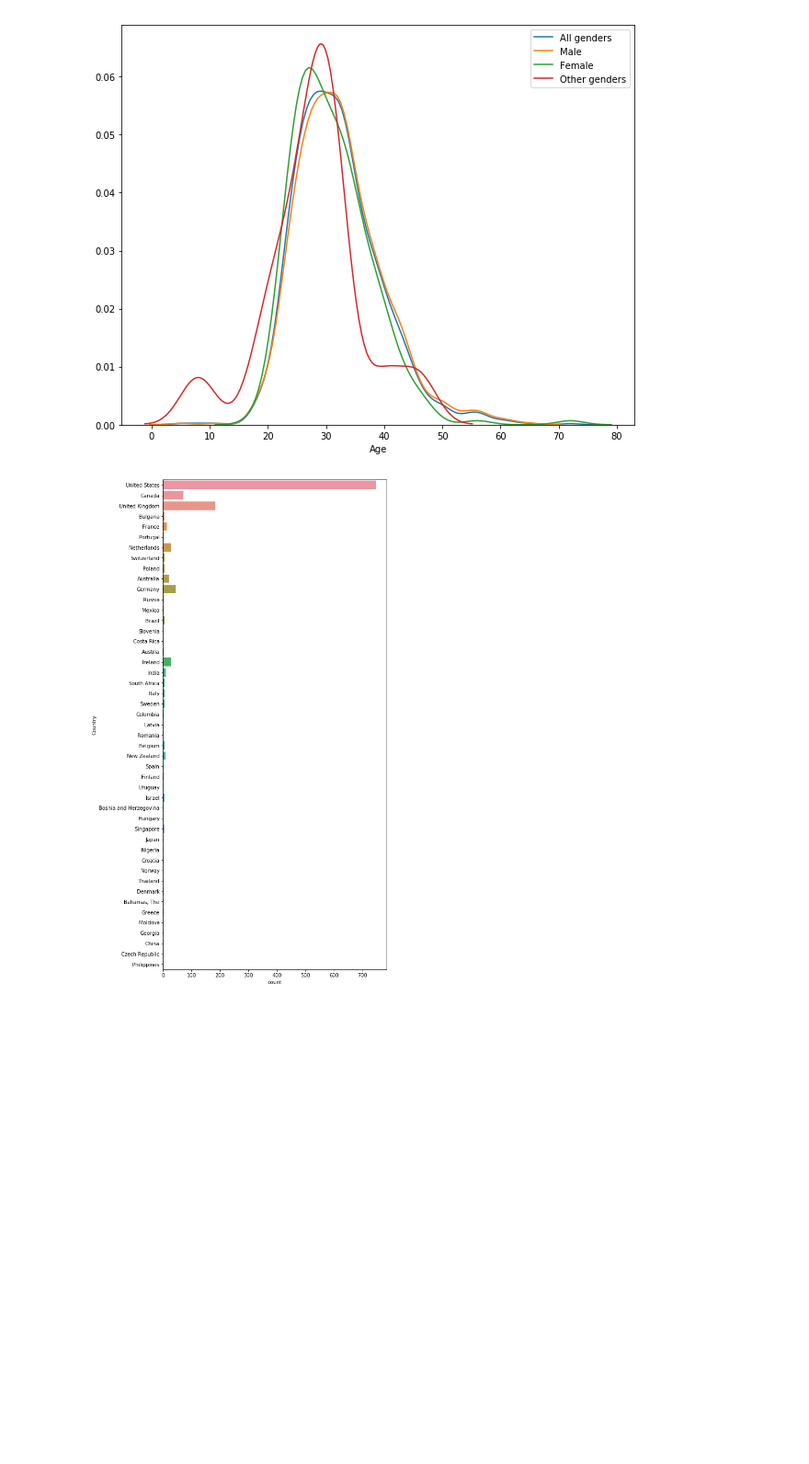
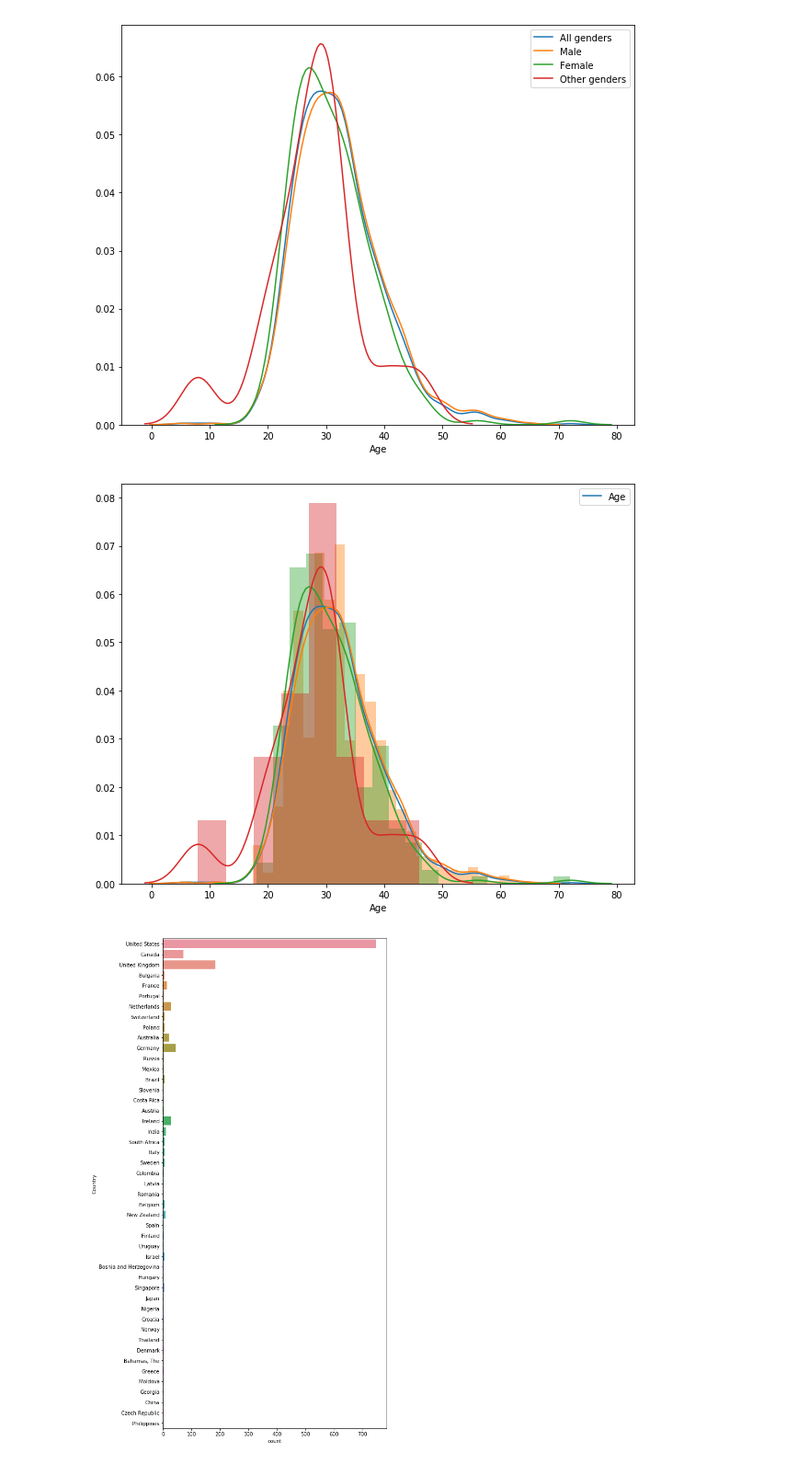
Before and after one commit to obrunet/Formation_FITEC_Big_Data_Analyst_Scientist, a Jupyter notebook: 09.Spark/05.Spark_SQL_following.ipynb, the cells around one changed output. Shown: that part at 92% size. Cells and saved outputs as stored; diff of their text form; code cells hidden in the pictures; blank space fills up the shorter version.

```diff
--- a/09.Spark/05.Spark_SQL_following.ipynb
+++ b/09.Spark/05.Spark_SQL_following.ipynb
@@ -419,6 +419,15 @@ plt.legend()
 plt.show()
 # %% [output]
 [figure]
+# %%
+plt.figure(figsize=(10, 8))
+sns.kdeplot(df.toPandas()["Age"])
+sns.distplot(df.toPandas()[df.toPandas().Gender == 'Male']["Age"])
+sns.distplot(df.toPandas()[df.toPandas().Gender == 'Female']["Age"])
+sns.distplot(df.toPandas()[df.toPandas().Gender == 'Other']["Age"])
+plt.show()
+# %% [output]
+[figure, added]
 # %%
 temp = df.toPandas()
 plt.figure(figsize=(8, 18))
```
Also changed, not shown: parts of 3 cells of this notebook.
